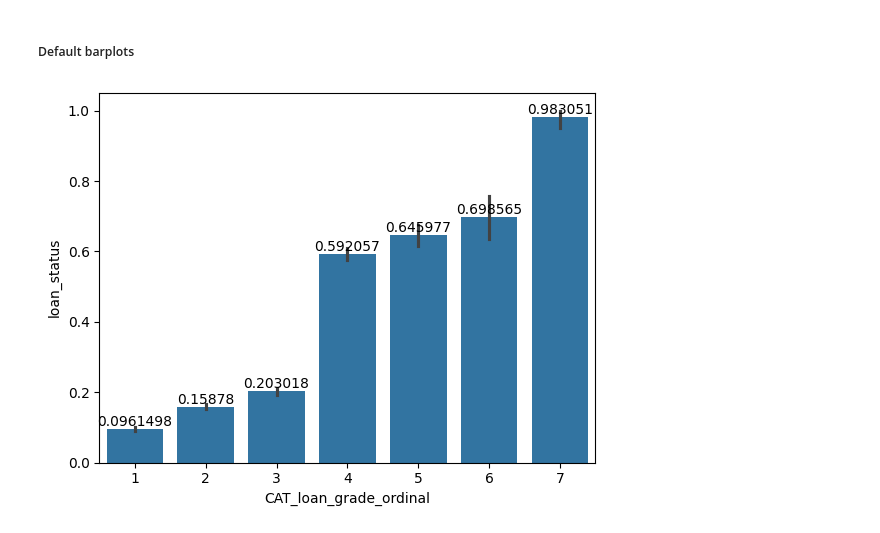
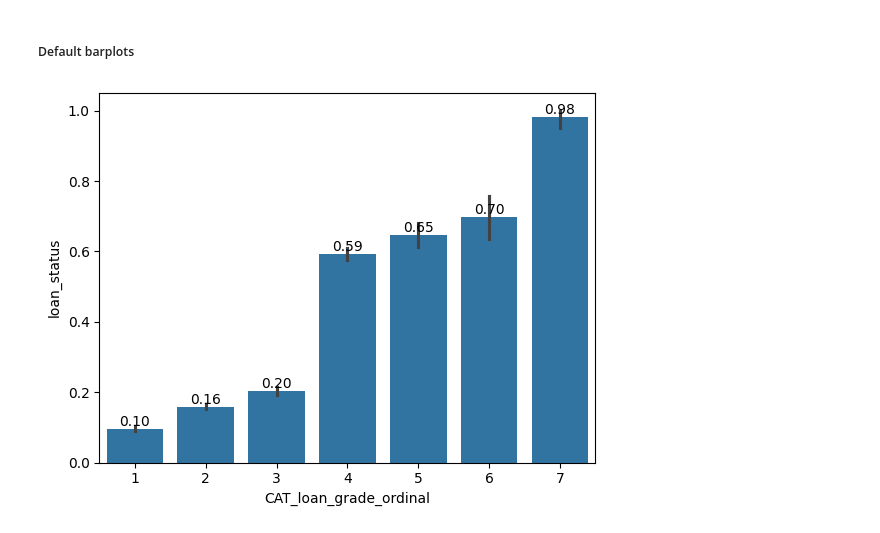
Before and after one commit to andre-bu-gitdev/O2_AI_for_Leaders_dx699, a Jupyter notebook: Milestone_4/M4 Functions.ipynb, the cells around one changed output. Saved outputs shown, nothing was run; the diff lists cells and outputs as text; code cells hidden in the pictures.

```diff
--- a/Milestone_4/M4 Functions.ipynb
+++ b/Milestone_4/M4 Functions.ipynb
@@ -1222,8 +1222,10 @@ for container in ax.containers:
 # %% [markdown]
 ##### Default barplots
 # %%
+# percentage of loan default in loan grade
+
 ax = sns.barplot(data=cc_risk_df, x="CAT_loan_grade_ordinal", y="loan_status")
 for container in ax.containers:
-    ax.bar_label(container)
+    ax.bar_label(container, fmt='{:,.2f}')
 # %% [output]
-[figure, old version]
+[figure, new version]
```
